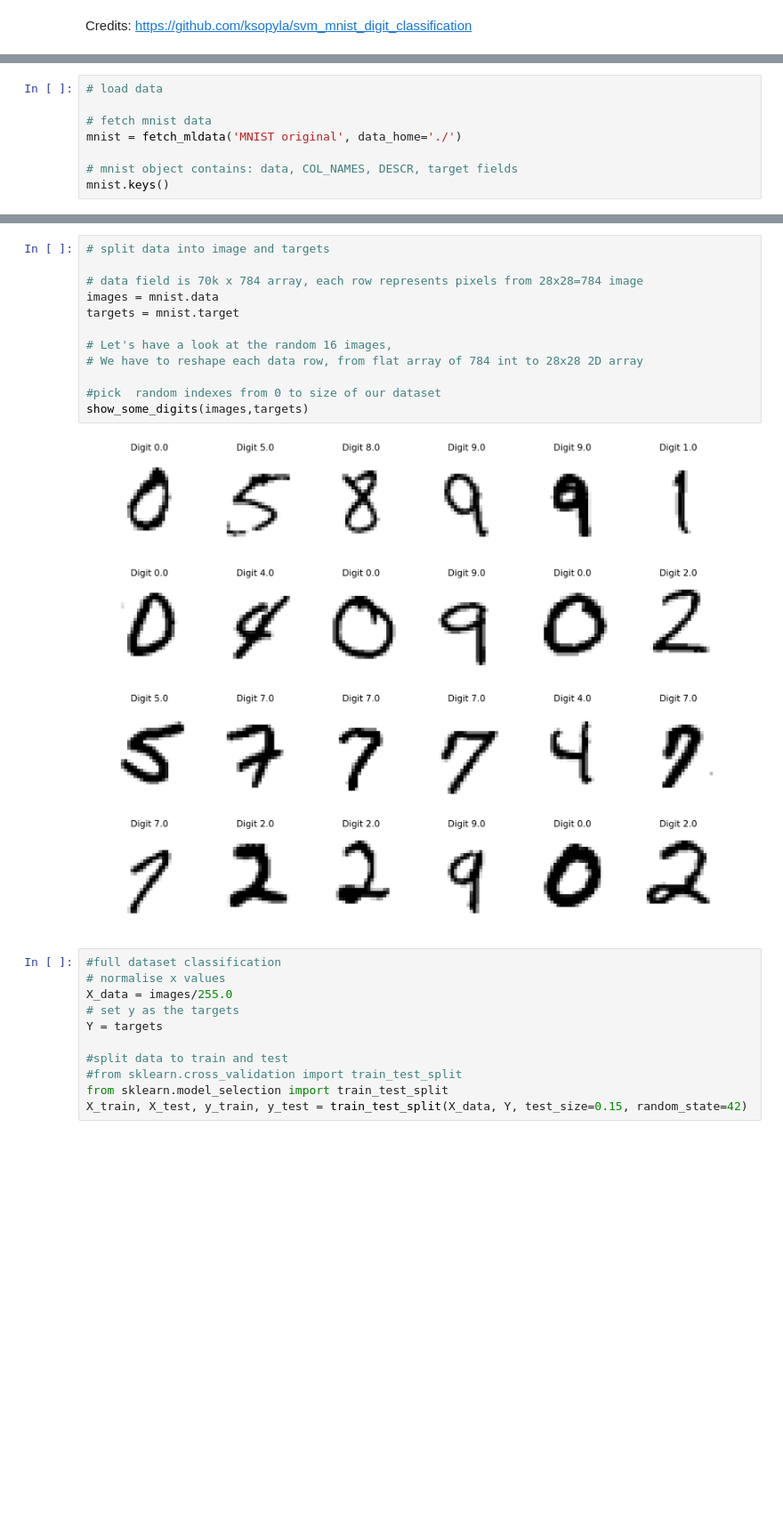
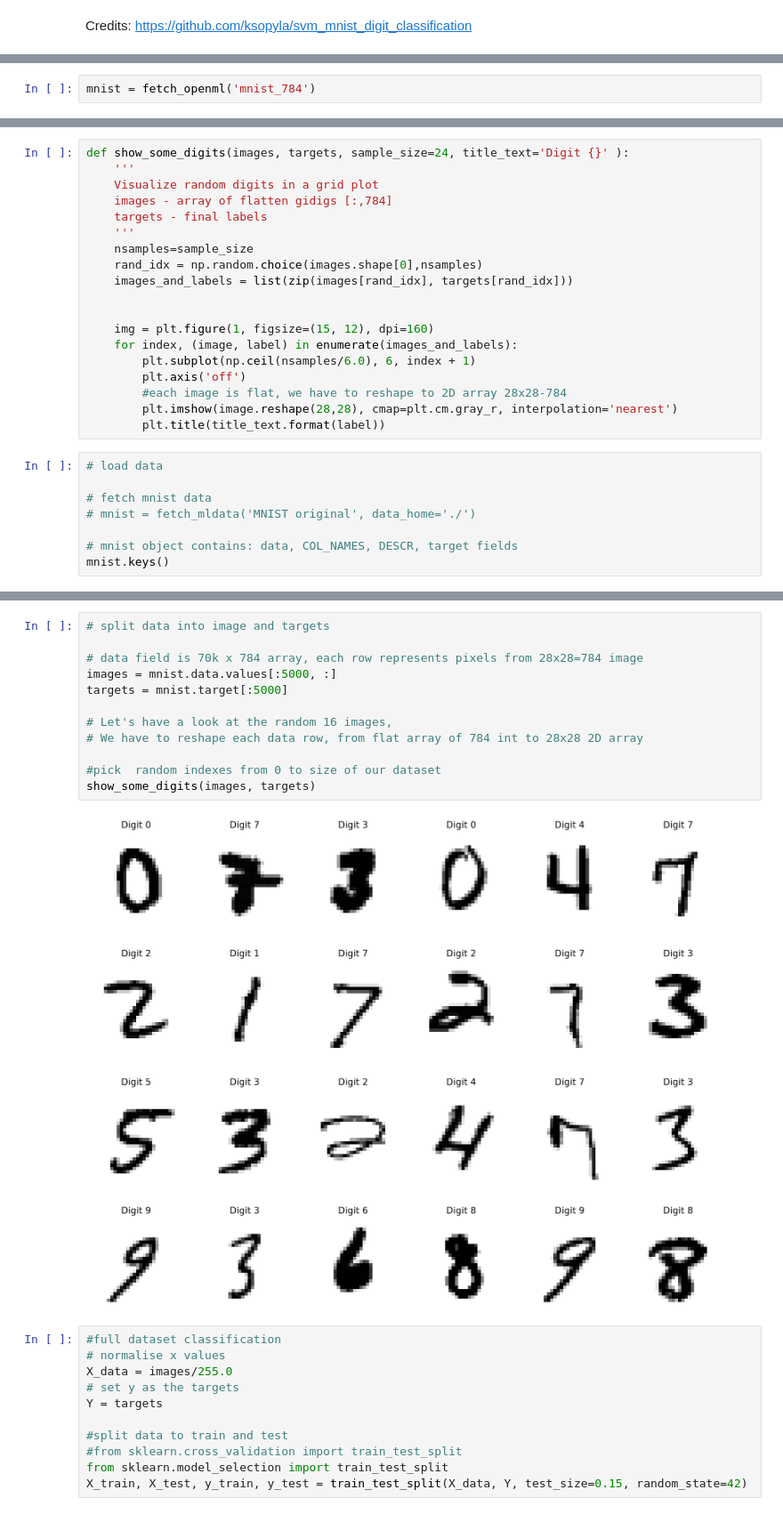
Before and after one commit to sariMerzel/mlcourse-1, a Jupyter notebook: Support_Vector_Machine_scikit_MNIST.ipynb, the cells around one changed output, grey strips where cells are left out. Shown: that part at 89% size. Saved outputs shown, nothing was run; the diff lists cells and outputs as text; blank space fills up the shorter version.

```diff
--- a/Support_Vector_Machine_scikit_MNIST.ipynb
+++ b/Support_Vector_Machine_scikit_MNIST.ipynb
@@ -19,0 +20,2 @@ from mnist_helpers import *
+# %%
+mnist = fetch_openml('mnist_784')
@@ -20,8 +26,27 @@ from mnist_helpers import *
+# %%
+def show_some_digits(images, targets, sample_size=24, title_text='Digit {}' ):
+    '''
+    Visualize random digits in a grid plot
+    images - array of flatten gidigs [:,784]
+    targets - final labels
+    '''
+    nsamples=sample_size
+    rand_idx = np.random.choice(images.shape[0],nsamples)
+    images_and_labels = list(zip(images[rand_idx], targets[rand_idx]))
+
+
+    img = plt.figure(1, figsize=(15, 12), dpi=160)
+    for index, (image, label) in enumerate(images_and_labels):
+        plt.subplot(np.ceil(nsamples/6.0), 6, index + 1)
+        plt.axis('off')
+        #each image is flat, we have to reshape to 2D array 28x28-784
+        plt.imshow(image.reshape(28,28), cmap=plt.cm.gray_r, interpolation='nearest')
+        plt.title(title_text.format(label))
 # %%
 # load data
 
 # fetch mnist data
-mnist = fetch_mldata('MNIST original', data_home='./')
+# mnist = fetch_mldata('MNIST original', data_home='./')
 
 # mnist object contains: data, COL_NAMES, DESCR, target fields
 mnist.keys()
@@ -30,17 +55,17 @@ dict_keys(['DESCR', 'COL_NAMES', 'target', 'data'])
 # %%
 # split data into image and targets
 
 # data field is 70k x 784 array, each row represents pixels from 28x28=784 image
-images = mnist.data
-targets = mnist.target
+images = mnist.data.values[:5000, :]
+targets = mnist.target[:5000]
 
 # Let's have a look at the random 16 images,
 # We have to reshape each data row, from flat array of 784 int to 28x28 2D array
 
 #pick  random indexes from 0 to size of our dataset
-show_some_digits(images,targets)
+show_some_digits(images, targets)
 # %% [output]
-[figure, old version]
+[figure, new version]
 # %%
 #full dataset classification
 # normalise x values
```
Also changed, not shown: parts of 7 cells of this notebook.
